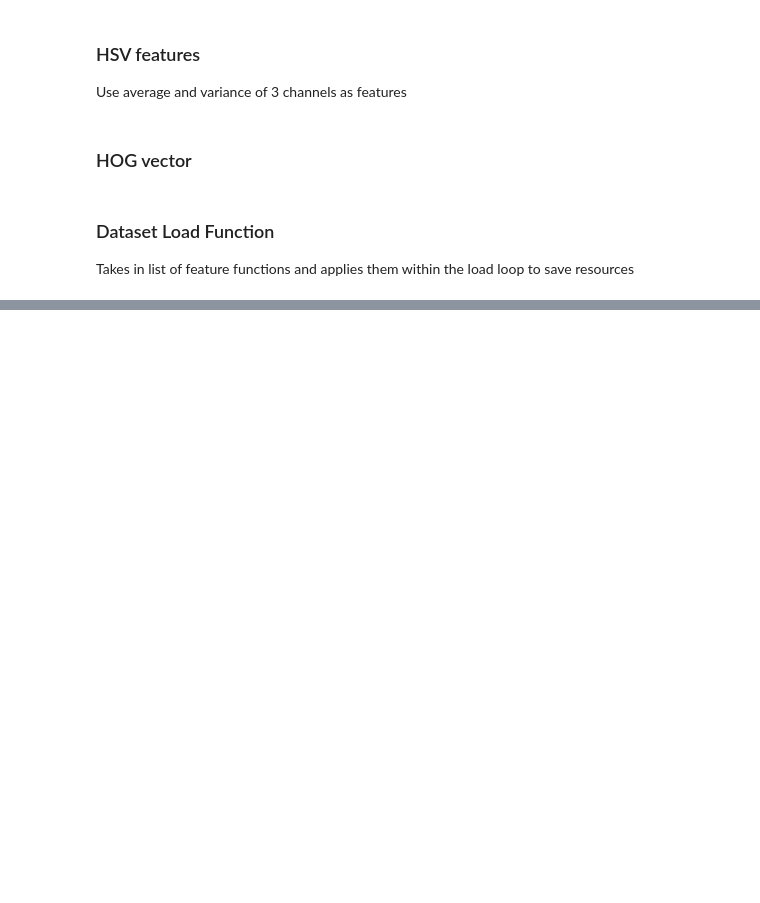
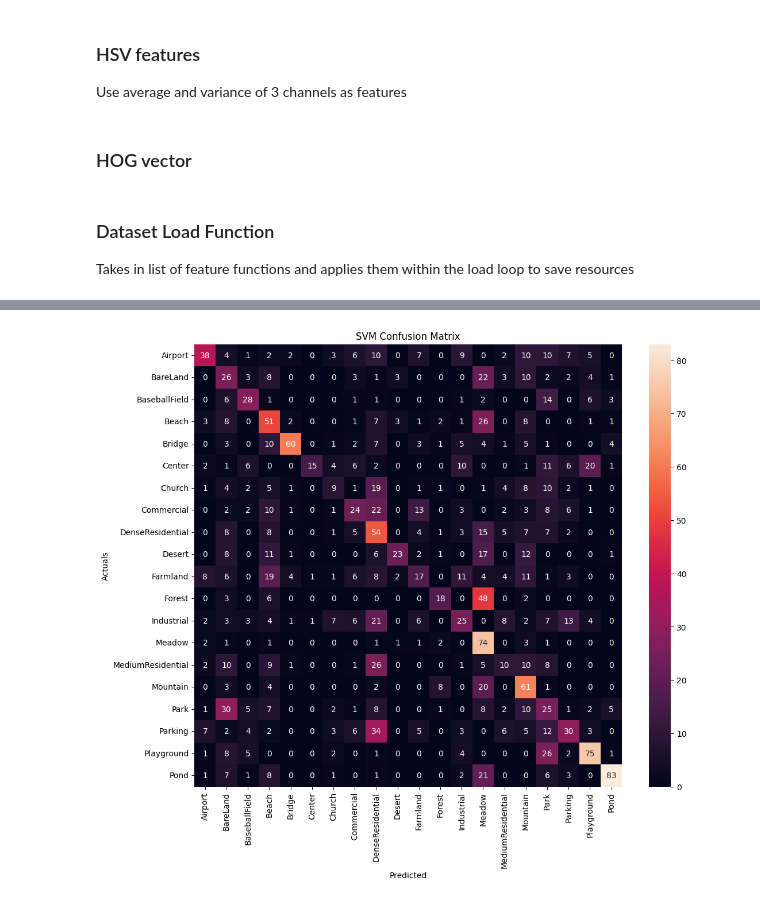
Before and after one commit to kdai11830/w281-final, a Jupyter notebook: feature_engineering.ipynb, the cells around one changed output, grey strips where cells are left out. Saved outputs shown, nothing was run; the diff lists cells and outputs as text; code cells hidden in the pictures; blank space fills up the shorter version.

```diff
--- a/feature_engineering.ipynb
+++ b/feature_engineering.ipynb
@@ -32,2 +23,0 @@ def load_dataset(data_dir, cl_limit=20):
-# %%
-X, Y, idx_to_cl = load_dataset('data')
@@ -135,0 +316,16 @@ extract_hsv_features(dataset, features)
+# %%
+# deriving confusion matrix from Y prediction of test set
+Y_pred = svm_model.predict(pca_features_test)
+conf_matrix = confusion_matrix(Y_test, Y_pred)
+labels = [x for _, x in sorted(zip(idx_to_cl.keys(), idx_to_cl.values()))]
+conf_df = pd.DataFrame(conf_matrix, index=labels, columns=labels)
+
+# plotting confusion matrix
+plt.figure(figsize=(12,10))
+sns.heatmap(conf_df, annot=True)
+plt.title('SVM Confusion Matrix')
+plt.ylabel('Actuals')
+plt.xlabel('Predicted')
+plt.show()
+# %% [output]
+[figure, added]
```
Also changed, not shown: parts of 29 cells of this notebook.
